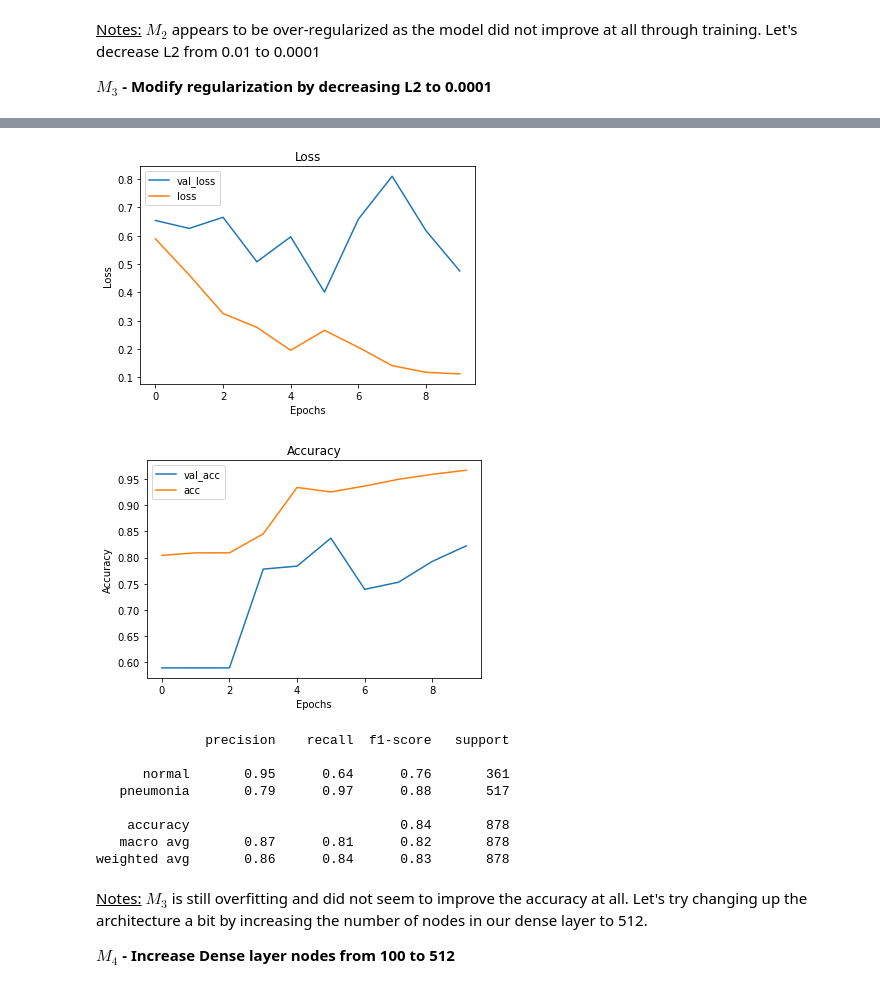
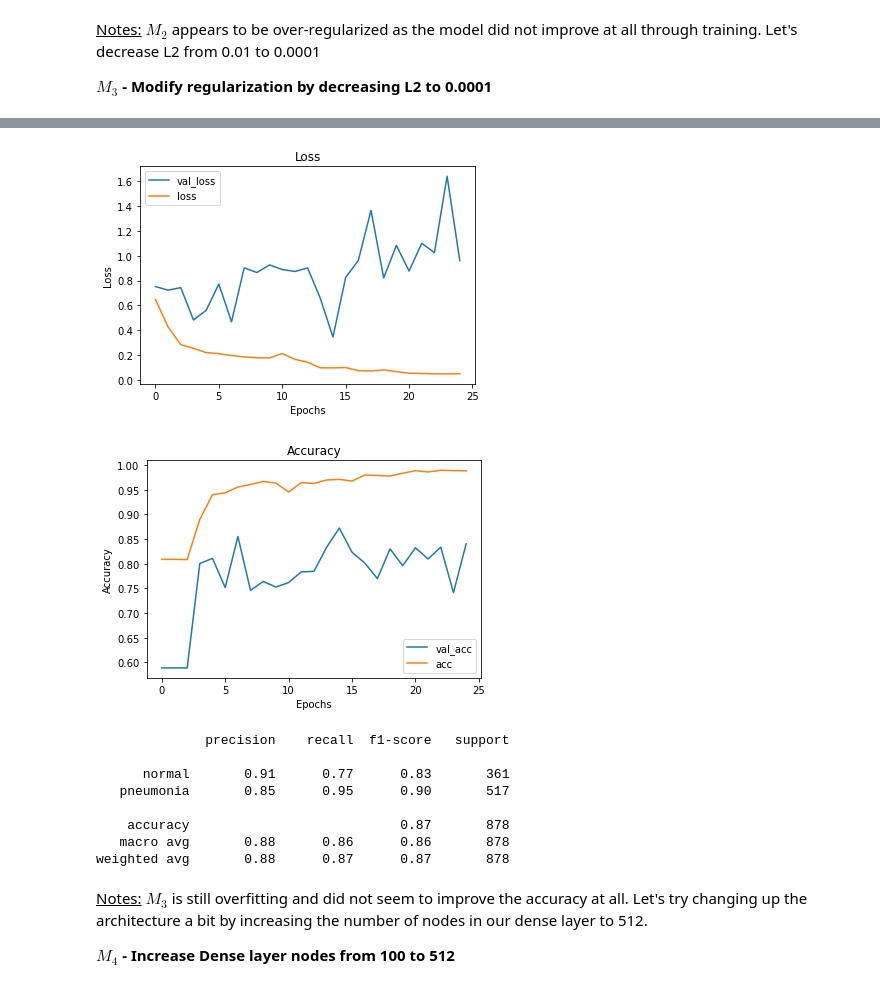
Before and after one commit to EvanHolder/Pneumonia-Classifier, a Jupyter notebook: Pneumonia_Classifier.ipynb, the cells around one changed output, grey strips where cells are left out. Cells and saved outputs as stored; diff of their text form; code cells hidden in the pictures.

```diff
--- a/Pneumonia_Classifier.ipynb
+++ b/Pneumonia_Classifier.ipynb
@@ -188,7 +186,7 @@ As we iterate on through models, need a few functions to help us improve on the
 # %%
 def visualize_training_results(history):
     '''
-    Plot training and tuning loss and accuracy for each model in a line plot
+    Plot training and validation loss and accuracy for each model in a line plot
 
     PARAMETERS
     ----------
@@ -242,7 +240,7 @@ def add_results(model, name):
 
 <u>Note:</u> The evaluation metric was included as changeable parameter. For this project I'll use accuracy throughout the entirety of the modeling process. I would like to keep our evaluation metric consistent so that models are comparable. Accuracy is the metric of choice because the goal is binary classification and we would like to maximize the number of correctly identifiied pneumonia patients.
 # %%
-def train_model(name, model, loss, optimizer, train_gen, tuning_gen, metric, epochs):
+def train_model(name, model, loss, optimizer, train_gen, val_gen, metric, epochs):
     '''
     Train a model, visualize the results, and save the model.
 
@@ -253,7 +251,7 @@ def train_model(name, model, loss, optimizer, train_gen, tuning_gen, metric, epo
     loss - string, loss function
     optimizer - string, optimizer for model compiling
     train_gen - ImageDataGenerator, training data
-    tuning_gen - ImageDataGenerator, tuning data
+    val_gen - ImageDataGenerator, validation data
     metric - string, metric to evaluate model on
     epochs - int, number of epochs to train model for
 
@@ -261,14 +259,10 @@ def train_model(name, model, loss, optimizer, train_gen, tuning_gen, metric, epo
     -------
     Trained keras model
     '''
-
-    # Create checkpoint to save model weights if this epoch's accuracy is the best so far
-    checkpoint = keras.callbacks.ModelCheckpoint(
-        filepath='checkpoints/',
-        monitor='val_acc',
-        mode='max',
-        save_best_only=True,
-        save_weights_only=True)
+    # Create early stopping point
+    stop = keras.callbacks.EarlyStopping(monitor='val_acc',
+                                         patience=10,
+                                         restore_best_weights=True)
 
     # Compile the model
     model.compile(loss=loss,
@@ -277,29 +271,28 @@ def train_model(name, model, loss, optimizer, train_gen, tuning_gen, metric, epo
 
     # Fit the model
     history = model.fit(train_gen,
-                        validation_data=tuning_gen,
+                        validation_data=val_gen,
                         epochs=epochs,
-                        callbacks=[checkpoint])
+                        callbacks=[stop])
 
-    # Reload weights of the best training epoch then save that model
-    model.load_weights('checkpoints/')
-    model.save('models/{}'.format(name))
+    # Save the model
+    model.save(f'models/{name}')
 
     # Delete contents in checkpoints folder
     for file in os.listdir('checkpoints/'):
-        os.remove('checkpoints/{}'.format(file))
+        os.remove(f'checkpoints/{file}')
 
     # Visualize training results
     visualize_training_results(history)
 
     # Print Classification report
-    preds = model.predict(tuning_gen)
+    preds = model.predict(val_gen)
     preds[preds>=.5]=1
     preds[preds<.5]=0
-    print(classification_report(tuning_gen.labels, preds, target_names=['normal', 'pneumonia']))
+    print(classification_report(val_gen.labels, preds, target_names=['normal', 'pneumonia']))
 
     # Add performance metrics to the results df
-    add_results(model, name)
+    add_results(model, name, val_gen)
 
     # Beep to notify end of training
     winsound.Beep(freq, duration)
@@ -352,3 +349,6 @@ val_gen = ImageDataGenerator(rescale=1./255).flow_from_directory(
+# %%
+model = keras.models.load_model('models/model_0')
+add_results(model, 'model_0', val_gen)
 # %%
 # Instantiate model and build layers
 model = models.Sequential()
@@ -510,14 +510,14 @@ model.add(layers.Conv2D(64, (3,3,), activation='relu', kernel_regularizer=regula
 model.add(layers.MaxPooling2D((2,2)))
 model.add(layers.Flatten())
 model.add(layers.Dense(100, activation='relu', kernel_regularizer=regularizers.l2(0.0001)))
-model.add(layers.Dense(1, activation='sigmoid', kernel_regularizer=regularizers.l2(0.0001)))
+model.add(layers.Dense(1, activation='sigmoid'))
 
 model = train_model(name='model_3',
                     model=model,
                     loss='binary_crossentropy',
                     optimizer=keras.optimizers.Adam(learning_rate=0.001),
                     train_gen=train_gen,
-                    tuning_gen=tuning_gen,
+                    val_gen=val_gen,
                     metric='acc',
-                    epochs=10)
+                    epochs=100)
 # %% [output]
@@ -540,14 +540,14 @@ Epoch 10/10
 INFO:tensorflow:Assets written to: models/model_3\assets
-[figure, old version]
+[figure, new version]
-[figure, old version]
+[figure, new version]
               precision    recall  f1-score   support
 
-      normal       0.95      0.64      0.76       361
-   pneumonia       0.79      0.97      0.88       517
+      normal       0.91      0.77      0.83       361
+   pneumonia       0.85      0.95      0.90       517
 
-    accuracy                           0.84       878
-   macro avg       0.87      0.81      0.82       878
-weighted avg       0.86      0.84      0.83       878
+    accuracy                           0.87       878
+   macro avg       0.88      0.86      0.86       878
+weighted avg       0.88      0.87      0.87       878
 # %% [markdown]
 <u>Notes:</u> $M_3$ is still overfitting and did not seem to improve the accuracy at all. Let's try changing up the architecture a bit by increasing the number of nodes in our dense layer to 512.
 
```
Also changed, not shown: parts of 181 cells of this notebook, 4 other files.
